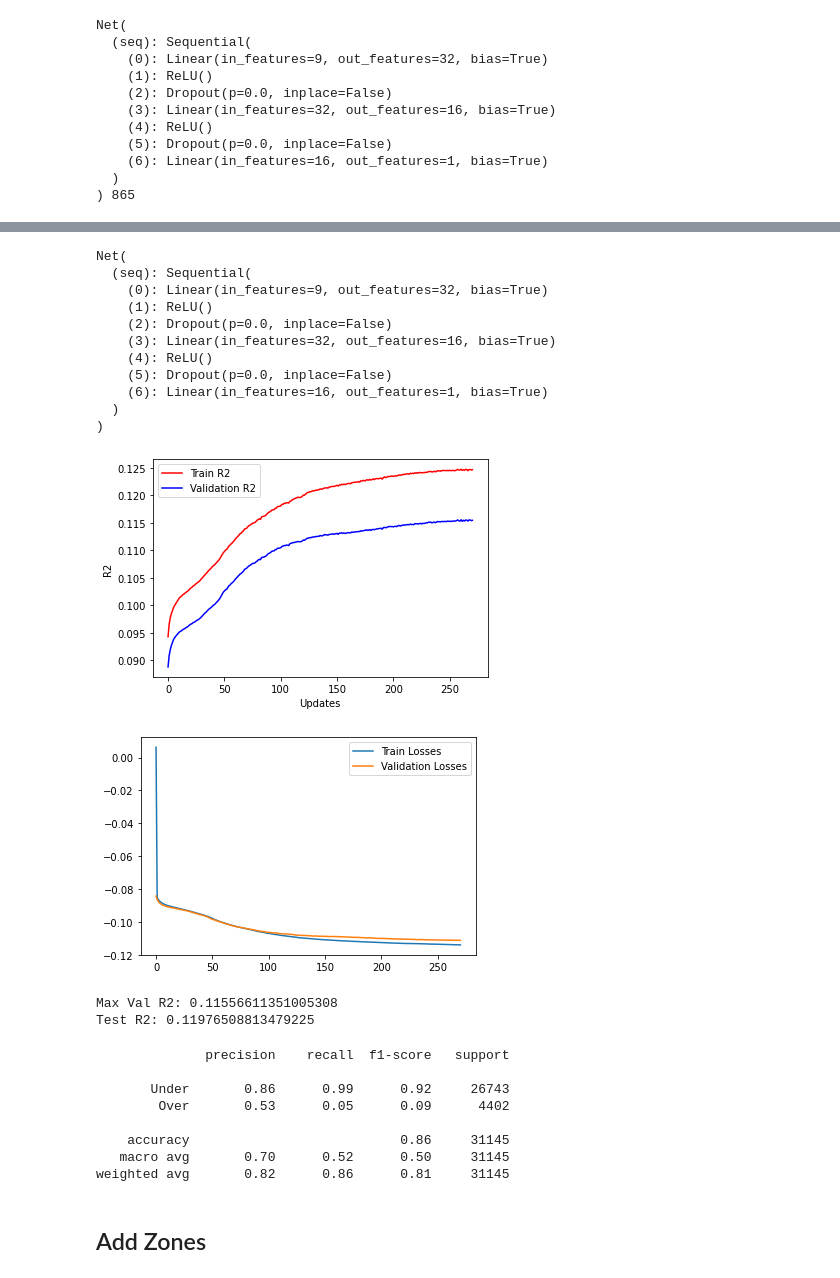
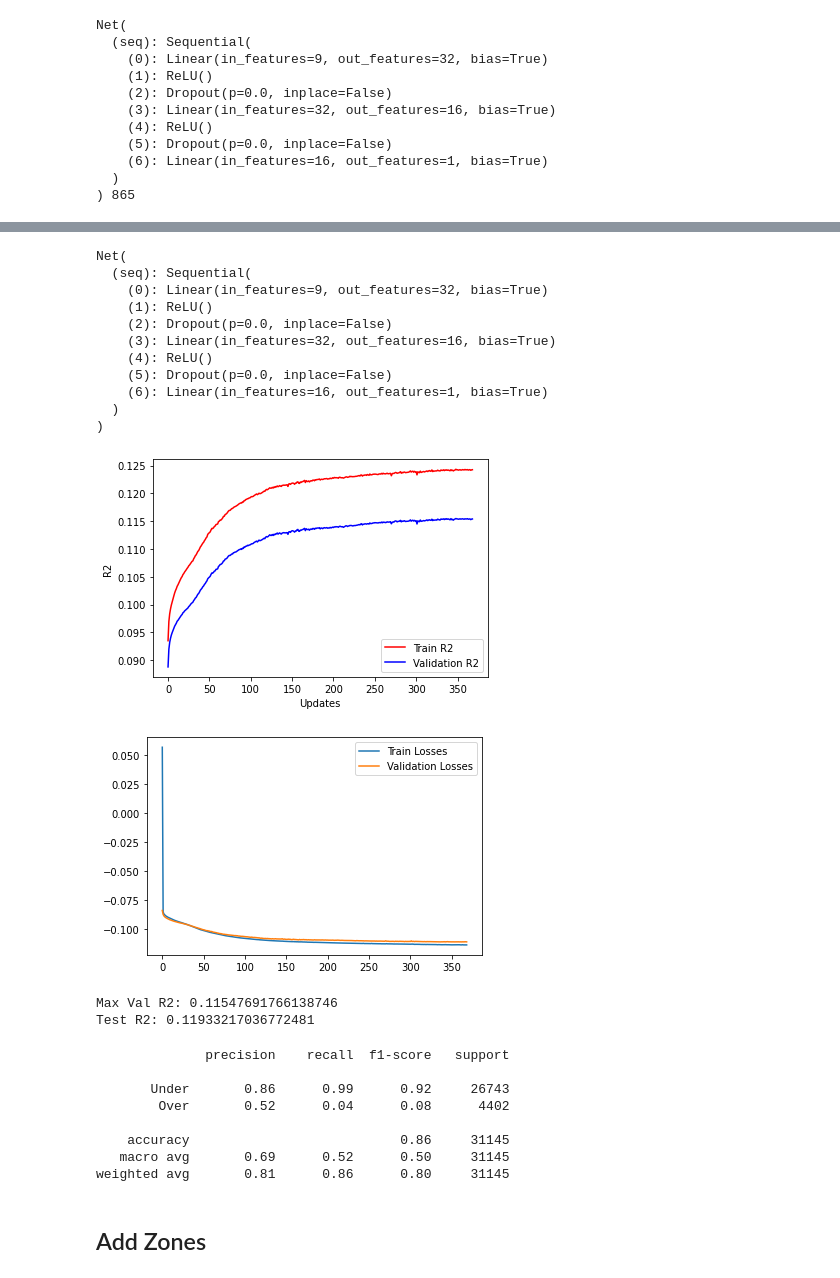
Before and after one commit to Bogeluno/GNN_Thesis, a Jupyter notebook: notebooks/MLP.ipynb, the cells around one changed output, grey strips where cells are left out. Saved outputs shown, nothing was run; the diff lists cells and outputs as text; code cells hidden in the pictures.

```diff
--- a/notebooks/MLP.ipynb
+++ b/notebooks/MLP.ipynb
@@ -100,7 +100,7 @@ df_clas['Cut'] = df_clas.time.map(dict(Clas_Coef))
 # %%
 # Common setting
 batch_size = 512
-num_epochs = 501
+num_epochs = 1501
 # %% [markdown]
 ## No Zones
 # %%
@@ -187,7 +184,7 @@ val_losses = []
 get_slice = lambda i, size: range(i * size, (i + 1) * size)
 
 path = 'Results/SimpleNN/NoZones.pt'
-early_stopping = EarlyStopping(patience=10, verbose=False, path = path)
+early_stopping = EarlyStopping(patience=20, verbose=False, path = path)
 
 for epoch in range(num_epochs):
     # Forward -> Backprob -> Update params
@@ -284,15 +281,15 @@ Epoch 271: Train Loss -0.113954 , Valid Loss -0.111167 , Train R2 0.124652, Vali
 Net(
   (seq): Sequential(
     (0): Linear(in_features=9, out_features=32, bias=True)
     (1): ReLU()
     (2): Dropout(p=0.0, inplace=False)
     (3): Linear(in_features=32, out_features=16, bias=True)
     (4): ReLU()
     (5): Dropout(p=0.0, inplace=False)
     (6): Linear(in_features=16, out_features=1, bias=True)
   )
 )
-[figure, old version]
+[figure, new version]
 # %%
 plt.plot(epoch, [x.detach().numpy() for x in train_losses], [x.detach().numpy() for x in val_losses])
 plt.legend(['Train Losses','Validation Losses'])
@@ -300,9 +297,9 @@ plt.show()
 print(f'Max Val R2: {max(valid_r2)}')
 print(f'Test R2: {r2_score(y_test.detach().numpy()[:,0],net.forward(X_test).detach().numpy()[:,0])}')
 # %% [output]
-[figure, old version]
+[figure, new version]
-Max Val R2: 0.11556611351005308
-Test R2: 0.11976508813479225
+Max Val R2: 0.11547691766138746
+Test R2: 0.11933217036772481
 # %%
 df_clas['Preds'] = net.forward(X_test).detach().numpy()[:,0]
 print(classification_report(df_clas.time_to_reservation > df_clas.Cut, df_clas.Preds > df_clas.Cut, target_names = ['Under','Over']))
@@ -310,11 +307,11 @@ print(classification_report(df_clas.time_to_reservation > df_clas.Cut, df_clas.P
               precision    recall  f1-score   support
 
        Under       0.86      0.99      0.92     26743
-        Over       0.53      0.05      0.09      4402
+        Over       0.52      0.04      0.08      4402
 
     accuracy                           0.86     31145
-   macro avg       0.70      0.52      0.50     31145
-weighted avg       0.82      0.86      0.81     31145
+   macro avg       0.69      0.52      0.50     31145
+weighted avg       0.81      0.86      0.80     31145
 # %% [markdown]
 ## Add Zones
 # %%
```
Also changed, not shown: parts of 40 cells of this notebook, 35 other files.
